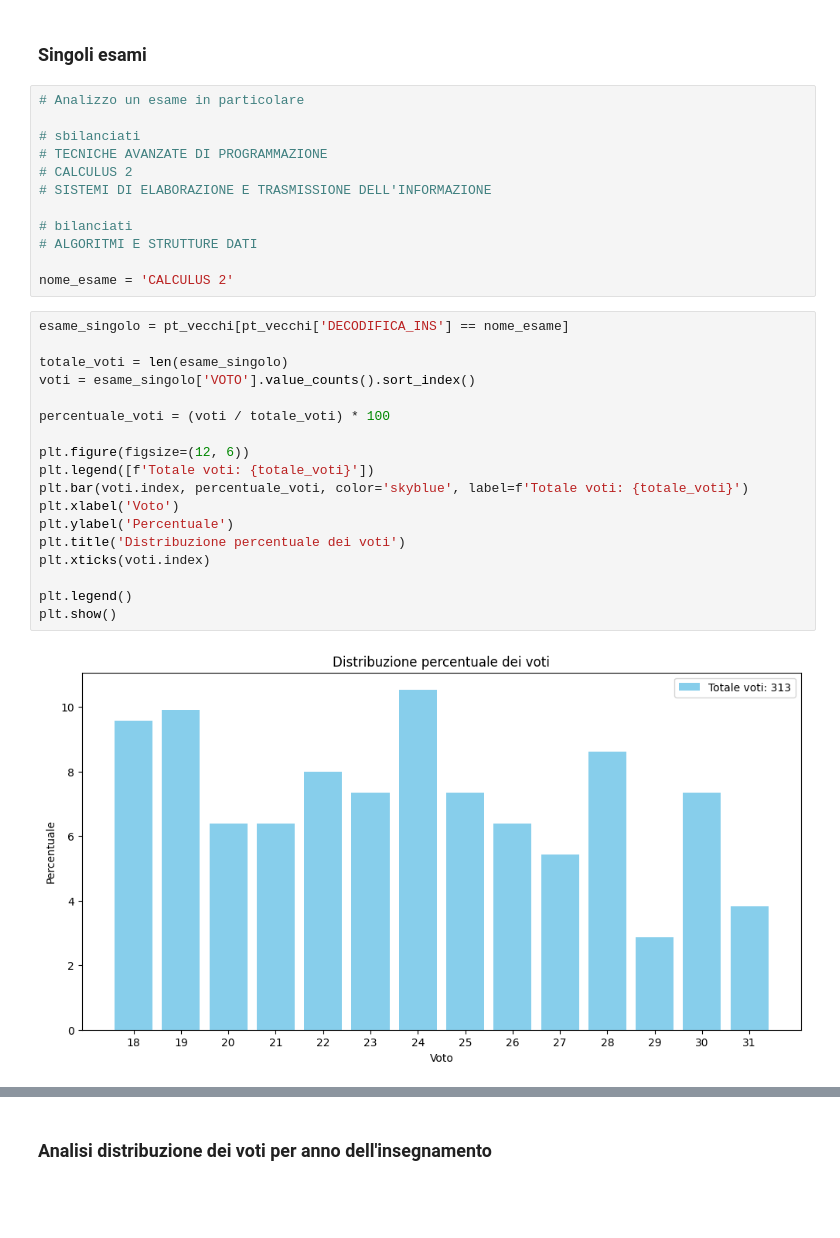
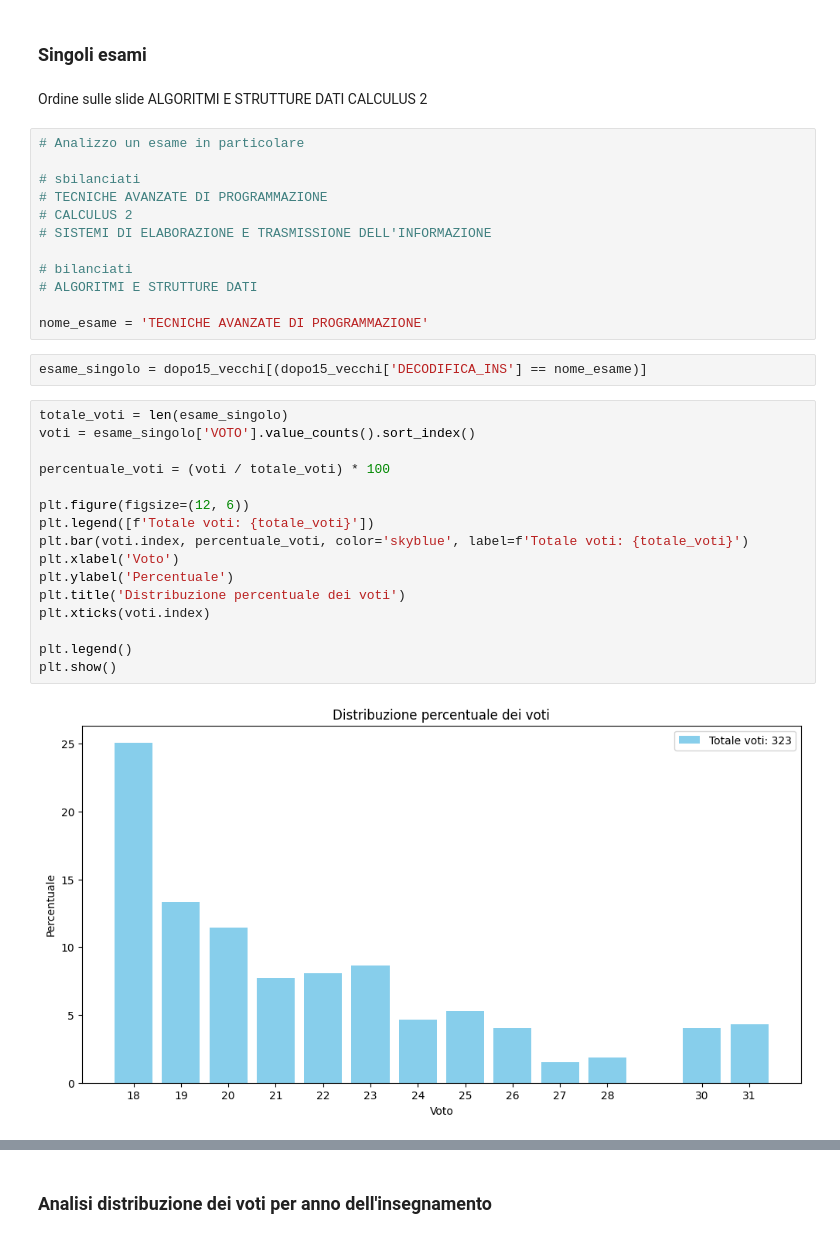
Before and after one commit to lallabelloni/Analisi-differenza-genere-Data-Science, a Jupyter notebook: progetto2.ipynb, the cells around one changed output, grey strips where cells are left out. Drawn from its saved outputs; the diff is of its cells as text; blank space fills up the shorter version.

```diff
--- a/progetto2.ipynb
+++ b/progetto2.ipynb
@@ -1632,6 +1533,10 @@ plt.show()
 [figure]
 # %% [markdown]
 ### Singoli esami
+# %% [markdown]
+Ordine sulle slide
+ALGORITMI E STRUTTURE DATI
+CALCULUS 2
 # %%
 # Analizzo un esame in particolare
 
@@ -1643,25 +1548,25 @@ plt.show()
 # bilanciati
 # ALGORITMI E STRUTTURE DATI
 
-nome_esame = 'CALCULUS 2'
+nome_esame = 'TECNICHE AVANZATE DI PROGRAMMAZIONE'
+# %%
+esame_singolo = dopo15_vecchi[(dopo15_vecchi['DECODIFICA_INS'] == nome_esame)]
 # %%
-esame_singolo = pt_vecchi[pt_vecchi['DECODIFICA_INS'] == nome_esame]
-
 totale_voti = len(esame_singolo)
 voti = esame_singolo['VOTO'].value_counts().sort_index()
 
 percentuale_voti = (voti / totale_voti) * 100
 
 plt.figure(figsize=(12, 6))
 plt.legend([f'Totale voti: {totale_voti}'])
 plt.bar(voti.index, percentuale_voti, color='skyblue', label=f'Totale voti: {totale_voti}')
 plt.xlabel('Voto')
 plt.ylabel('Percentuale')
 plt.title('Distribuzione percentuale dei voti')
 plt.xticks(voti.index)
 
 plt.legend()
 plt.show()
 # %% [output]
-[figure, old version]
+[figure, new version]
 # %%
```
Also changed, not shown: parts of 25 cells of this notebook.
